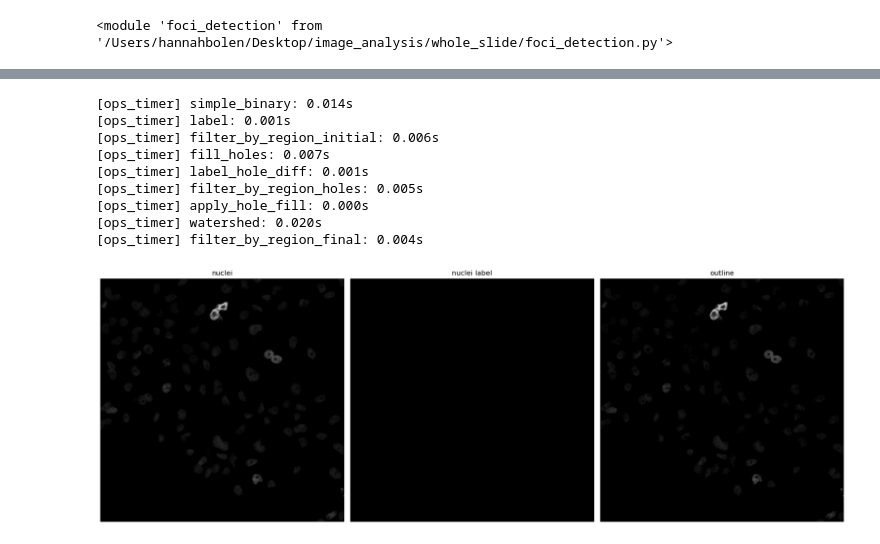
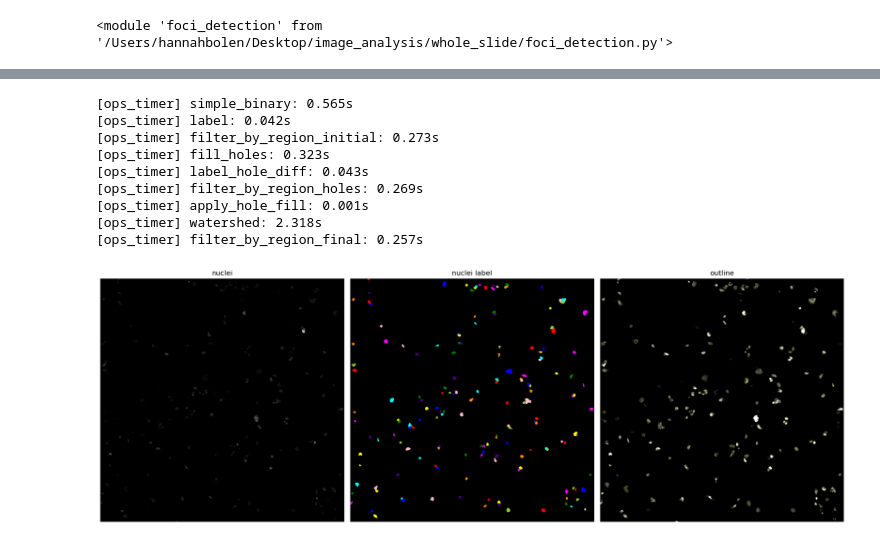
Before and after one commit to hannahbolen1/whole_slide, a Jupyter notebook: ops2019_segment.ipynb, the cells around one changed output, grey strips where cells are left out. Drawn from its saved outputs; the diff is of its cells as text; code cells hidden in the pictures.

```diff
--- a/ops2019_segment.ipynb
+++ b/ops2019_segment.ipynb
@@ -19,7 +19,7 @@ importlib.reload(fd)
 # %%
 # read in image
 root = "/Users/hannahbolen/Desktop/image_analysis/"
-img_name = "o8p_day24_s13.ome.tif"
+img_name = "o8p_day7_s12.ome.tif"
 img_path = os.path.join(root, img_name)
 img = da.from_array(tifffile.imread(img_path))
 # assign channels
@@ -34,5 +34,32 @@ x0 = 5460
 nucleiTile = nucleiChannel[y0:y0+600, x0:x0+600]
 cy5Tile = cy5Channel[y0:y0+600, x0:x0+600]
 # # make even smaller tile
-# nucleiZoom = nucleiTile[1000:3000, 2000:4000]
-# cy5Zoom = cy5Tile[1000:3000, 2000:4000]
+nucleiZoom = nucleiTile[1000:3000, 2000:4000]
+cy5Zoom = cy5Tile[1000:3000, 2000:4000]
+# %%
+# # read in image
+# assign channels
+FITC = 0
+cy5 = 1
+# constants -- display
+ds = 10
+H, W = img[FITC].shape
+# make tile from center of image
+y0 = H//2 - 5120 # underlying "tile" size of 512, make tile excerpt multiple of 512
+x0 = W//2 - 5120
+
+## tile parameters for day 24
+# x0 = 10700
+# y0 = 29500 # underlying "tile" size of 512, make tile excerpt multiple of 512
+# # make tile from center of image -- tile for day24
+# nucleiTile = img[FITC,y0:y0+1400, x0:x0+1400]
+# cy5Tile = img[cy5, y0:y0+1400, x0:x0+1400]
+# imgTile = img[:,y0:y0+1400, x0:x0+1400]
+
+nucleiTile = img[FITC,y0:y0+5120, x0:x0+5120]
+cy5Tile = img[cy5, y0:y0+5120, x0:x0+5120]
+imgTile = img[:,y0:y0+5120, x0:x0+5120]
+# make even smaller tile
+nucleiZoom = nucleiTile[1000:3000, 2000:4000]
+cy5Zoom = cy5Tile[1000:3000, 2000:4000]
+imgZoom = imgTile[:,1000:3000, 2000:4000]
@@ -91,15 +128,15 @@ fun.ops_timing_summary()
 
 featuresDict = {"foci"}
 # %% [output]
-[ops_timer] simple_binary: 0.014s
-[ops_timer] label: 0.001s
-[ops_timer] filter_by_region_initial: 0.006s
-[ops_timer] fill_holes: 0.007s
-[ops_timer] label_hole_diff: 0.001s
-[ops_timer] filter_by_region_holes: 0.005s
-[ops_timer] apply_hole_fill: 0.000s
-[ops_timer] watershed: 0.020s
-[ops_timer] filter_by_region_final: 0.004s
+[ops_timer] simple_binary: 0.565s
+[ops_timer] label: 0.042s
+[ops_timer] filter_by_region_initial: 0.273s
+[ops_timer] fill_holes: 0.323s
+[ops_timer] label_hole_diff: 0.043s
+[ops_timer] filter_by_region_holes: 0.269s
+[ops_timer] apply_hole_fill: 0.001s
+[ops_timer] watershed: 2.318s
+[ops_timer] filter_by_region_final: 0.257s
 # %%
 threshold = 7
 mask = ski.util.img_as_ubyte(ski.filters.gaussian(nucleiTile, sigma = 1.8)) >= threshold
@@ -114,11 +151,11 @@ nuclei = fun.apply_watershed(labeled,smooth=4)
 result = fun.filter_by_region(nuclei, score=lambda r: nucleiMin < r.area < nucleiMax, threshold=nucleiThreshold)
 boundaries = ski.segmentation.mark_boundaries(ski.exposure.rescale_intensity(nucleiTile,in_range = (256, 12000)), result, mode="thick")
 # %%
-boundaries = ski.segmentation.mark_boundaries(ski.exposure.rescale_intensity(nucleiTile,in_range = (256, 12000)), findNuclei, mode="thick")
-images = {"nuclei label":ski.color.label2rgb(findNuclei), "outline":boundaries}
+#boundaries = ski.segmentation.mark_boundaries(ski.exposure.rescale_intensity(nucleiTile,in_range = (256, 12000)), findNuclei, mode="thick")
+images = {"nuclei label":ski.color.label2rgb(result), "outline":boundaries}
 visualize(nucleiTile,**images)
 # %% [output]
-[figure, old version]
+[figure, new version]
 # %%
 def log_ndi(data, sigma=1, *args, **kwargs):
     """Apply Laplacian of Gaussian to each image in a stack of shape (..., I, J).
```
Also changed, not shown: parts of 9 cells of this notebook, 1 other file.
